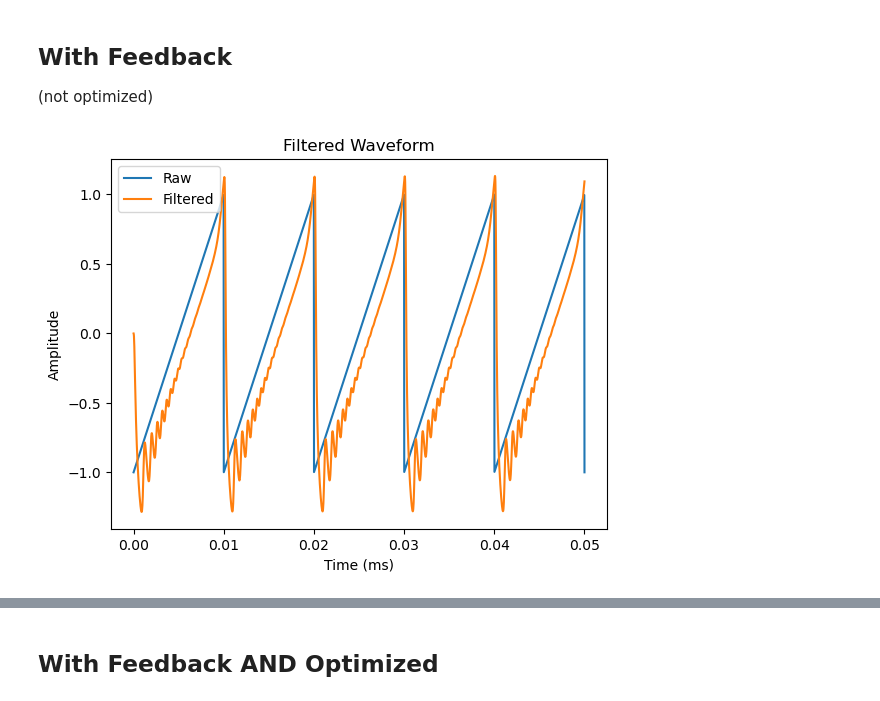
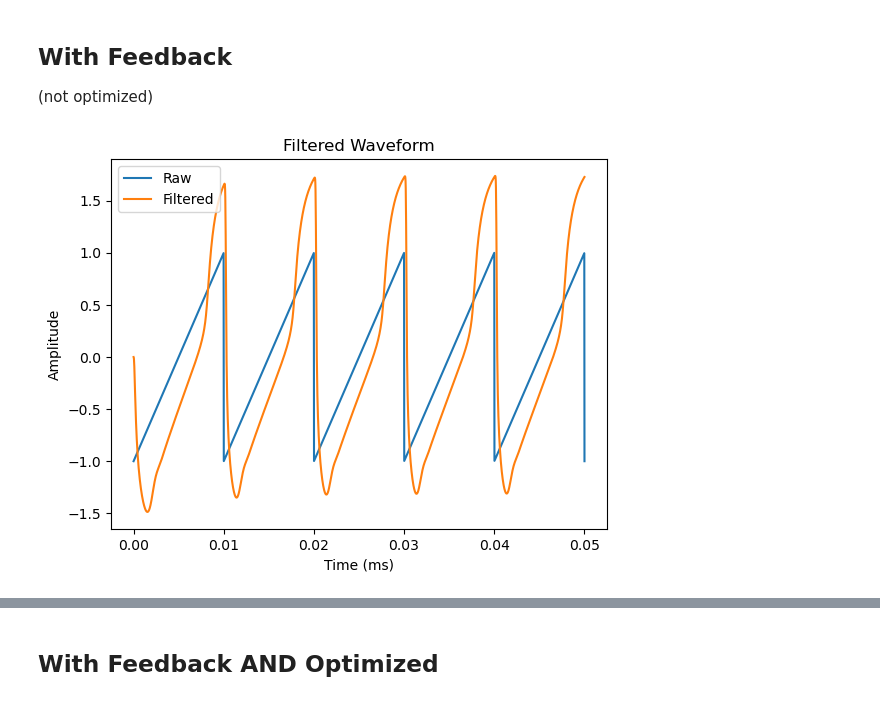
Before and after one commit to pscorbett/LadderFilter, a Jupyter notebook: PythonModels/LadderFilter.ipynb, the cells around one changed output, grey strips where cells are left out. Cells and saved outputs as stored; diff of their text form; code cells hidden in the pictures.

Commit message:
Add files via upload
Fixed positive feedback model

```diff
--- a/PythonModels/LadderFilter.ipynb
+++ b/PythonModels/LadderFilter.ipynb
@@ -219,11 +219,11 @@ Wall time: 795 ms
 %%time
 
 # filter parameters
-input_gain = 4.0
+input_gain = 1.5
 cutoff = 3000.0
-r = 2.0 # resonance (0.0 to 4.0)
-fbk = 5.0
-b = 0.8 # negative bias on headphone / ext amplifier (feedback)
+r = 0.5 # resonance (0.0 to 4.0)
+fbk = 4.0
+b = 0.5 # negative bias on headphone / ext amplifier (feedback)
 
 g = cutoff * np.pi / samplerate
 boosted_wave = wave * input_gain
@@ -235,7 +235,7 @@ maxIter = 0
 filtered_wave = np.zeros(len(boosted_wave))
 
 # highpass filter
-Fc_hp = 8.0
+Fc_hp = 12.0
 g_hp = Fc_hp * np.pi / samplerate
 
 # state values (initially zero)
@@ -259,7 +259,7 @@ for n in range(len(boosted_wave)):
         y2 = g*(np.tanh(y[0])-np.tanh(y[1])) + s2 - y[1]
         y3 = g*(np.tanh(y[1])-np.tanh(y[2])) + s3 - y[2]
         y4 = g*(np.tanh(y[2])-np.tanh(y[3])) + s4 - y[3]
-        y5 = np.tanh(fbk*(y[3]-b)) - (s4 / (1.0 - g_hp)) - y[4]
+        y5 = (np.tanh(fbk*(y[3]-b)) + s5) / (1.0 + g_hp) - y[4]
         F = np.array([y1, y2, y3, y4, y5]).T
 
         # Jacobian Matrix
@@ -268,39 +268,40 @@ for n in range(len(boosted_wave)):
             [(g*(1.0-(np.tanh(y[0])**2))), (-g*(1.0-(np.tanh(y[1])**2))-1.0), 0.0, 0.0, 0.0],
             [0.0, (g*(1.0-(np.tanh(y[1])**2))), (-g*(1.0-(np.tanh(y[2])**2))-1.0), 0.0, 0.0],
             [0.0, 0.0, (g*(1.0-(np.tanh(y[2])**2))), (-g*(1.0-(np.tanh(y[3])**2))-1.0), 0.0],
-            [0.0, 0.0, 0.0, (fbk*(1.0-np.tanh(fbk*(y[3]-b)))), -1.0]])
+            [0.0, 0.0, 0.0, (fbk*(1.0-np.tanh(fbk*(y[3]-b))**2)/(1.0 + g_hp)), -1.0]])
 
         # calculate next NR step
         y_est = y
         y = y - np.matmul(inv(J), F)
         residue = y[3] - y_est[3] # only care about y4 residue
         i = i + 1
 
     # save y
     filtered_wave[n] = y[3]
 
     # update states
     s1 = 2.0 * y[0] - s1
     s2 = 2.0 * y[1] - s2
     s3 = 2.0 * y[2] - s3
     s4 = 2.0 * y[3] - s4
-    s5 = 2.0 * y[4] - s5
+    s5 = 2.0 * (y[4] - np.tanh(fbk*(y[3]-b))) - s5
+
 
     # log max iterations
     if i > maxIter:
         maxIter = i
 
 # plot waveform
 plt.plot(time, wave, label="Raw")
 plt.plot(time, filtered_wave, label="Filtered")
 plt.xlabel("Time (ms)")
 plt.ylabel("Amplitude")
 plt.title("Filtered Waveform")
 plt.legend()
 plt.show()
 
 # print max iterations
 print("Maximum iterations: " + str(maxIter))
 # %% [output]
-[figure, old version]
+[figure, new version]
 Maximum iterations: 4
```
Also changed, not shown: parts of 9 cells of this notebook.
